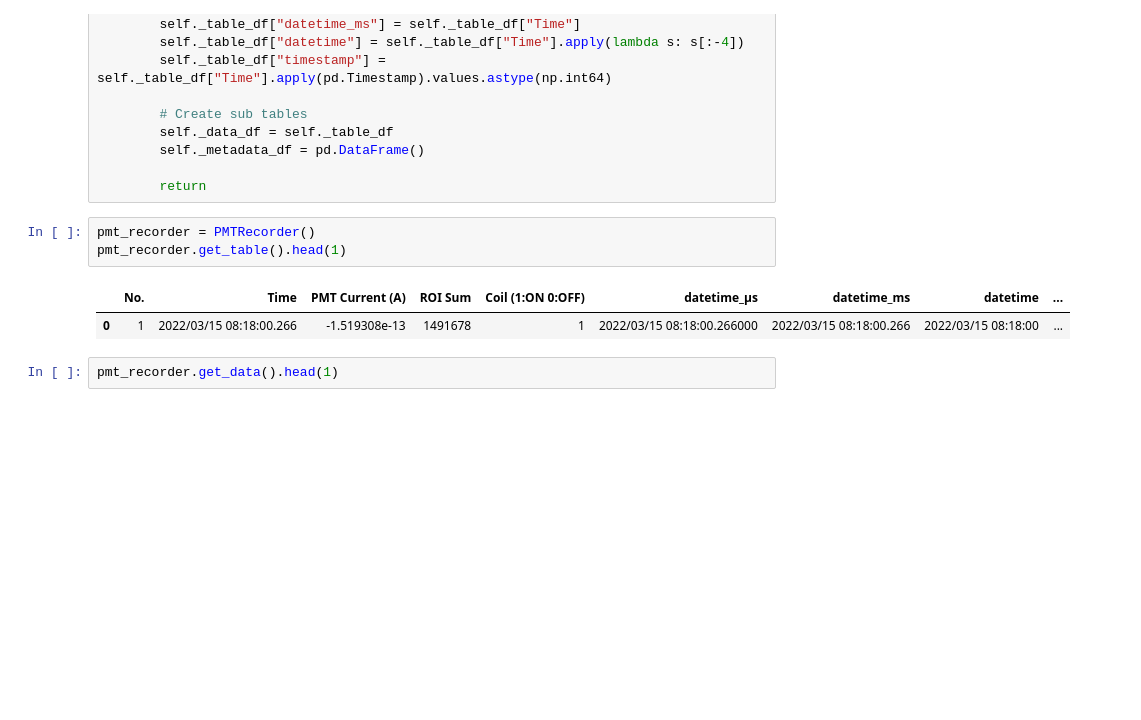
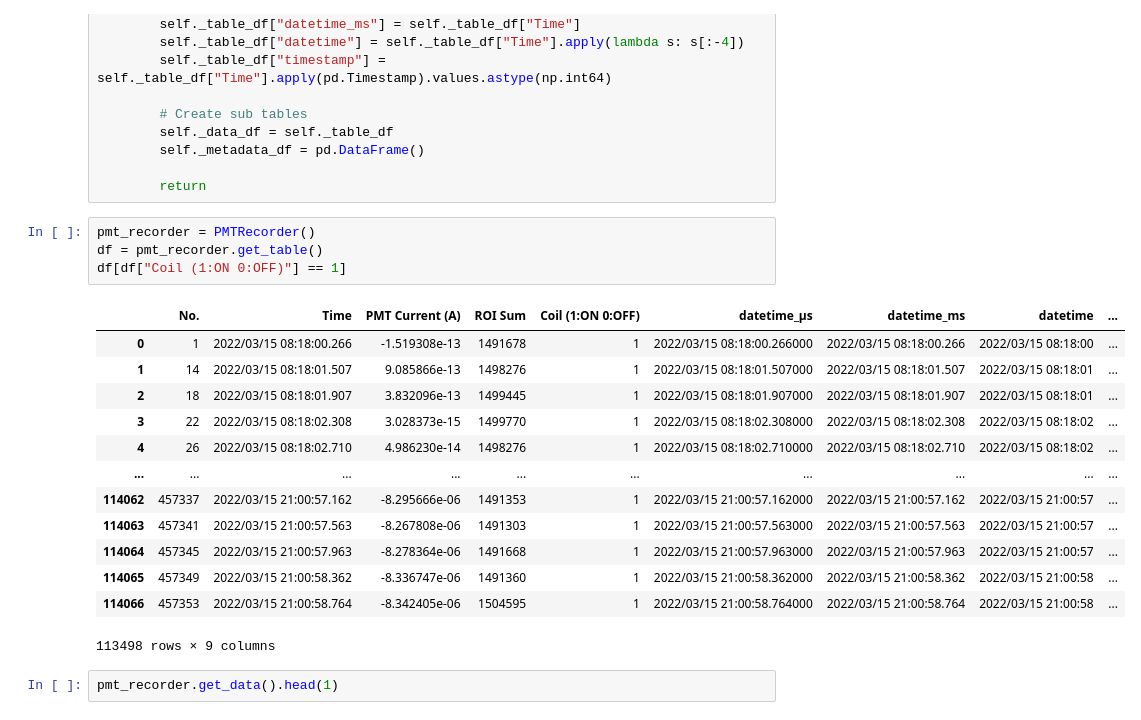
Before and after one commit to romanwixinger/data-engineering-utokyo, a Jupyter notebook: notebooks/data_exploration.ipynb, the cells around one changed output. Drawn from its saved outputs; the diff is of its cells as text; blank space fills up the shorter version.

```diff
--- a/notebooks/data_exploration.ipynb
+++ b/notebooks/data_exploration.ipynb
@@ -341,10 +351,22 @@ class PMTRecorder(Recorder):
         return
 # %%
 pmt_recorder = PMTRecorder()
-pmt_recorder.get_table().head(1)
+df = pmt_recorder.get_table()
+df[df["Coil (1:ON 0:OFF)"] == 1]
 # %% [output]
 |  | No. | Time | PMT Current (A) | ROI Sum | Coil (1:ON 0:OFF) | datetime_μs | datetime_ms | datetime | ... |
 | 0 | 1 | 2022/03/15 08:18:00.266 | -1.519308e-13 | 1491678 | 1 | 2022/03/15 08:18:00.266000 | 2022/03/15 08:18:00.266 | 2022/03/15 08:18:00 | ... |
+| 1 | 14 | 2022/03/15 08:18:01.507 | 9.085866e-13 | 1498276 | 1 | 2022/03/15 08:18:01.507000 | 2022/03/15 08:18:01.507 | 2022/03/15 08:18:01 | ... |
+| 2 | 18 | 2022/03/15 08:18:01.907 | 3.832096e-13 | 1499445 | 1 | 2022/03/15 08:18:01.907000 | 2022/03/15 08:18:01.907 | 2022/03/15 08:18:01 | ... |
+| 3 | 22 | 2022/03/15 08:18:02.308 | 3.028373e-15 | 1499770 | 1 | 2022/03/15 08:18:02.308000 | 2022/03/15 08:18:02.308 | 2022/03/15 08:18:02 | ... |
+| 4 | 26 | 2022/03/15 08:18:02.710 | 4.986230e-14 | 1498276 | 1 | 2022/03/15 08:18:02.710000 | 2022/03/15 08:18:02.710 | 2022/03/15 08:18:02 | ... |
+| ... | ... | ... | ... | ... | ... | ... | ... | ... | ... |
+| 114062 | 457337 | 2022/03/15 21:00:57.162 | -8.295666e-06 | 1491353 | 1 | 2022/03/15 21:00:57.162000 | 2022/03/15 21:00:57.162 | 2022/03/15 21:00:57 | ... |
+| 114063 | 457341 | 2022/03/15 21:00:57.563 | -8.267808e-06 | 1491303 | 1 | 2022/03/15 21:00:57.563000 | 2022/03/15 21:00:57.563 | 2022/03/15 21:00:57 | ... |
+| 114064 | 457345 | 2022/03/15 21:00:57.963 | -8.278364e-06 | 1491668 | 1 | 2022/03/15 21:00:57.963000 | 2022/03/15 21:00:57.963 | 2022/03/15 21:00:57 | ... |
+| 114065 | 457349 | 2022/03/15 21:00:58.362 | -8.336747e-06 | 1491360 | 1 | 2022/03/15 21:00:58.362000 | 2022/03/15 21:00:58.362 | 2022/03/15 21:00:58 | ... |
+| 114066 | 457353 | 2022/03/15 21:00:58.764 | -8.342405e-06 | 1504595 | 1 | 2022/03/15 21:00:58.764000 | 2022/03/15 21:00:58.764 | 2022/03/15 21:00:58 | ... |
+113498 rows × 9 columns
 # %%
 pmt_recorder.get_data().head(1)
 # %% [output]
```
Also changed, not shown: parts of 17 cells of this notebook, 3 other files.
